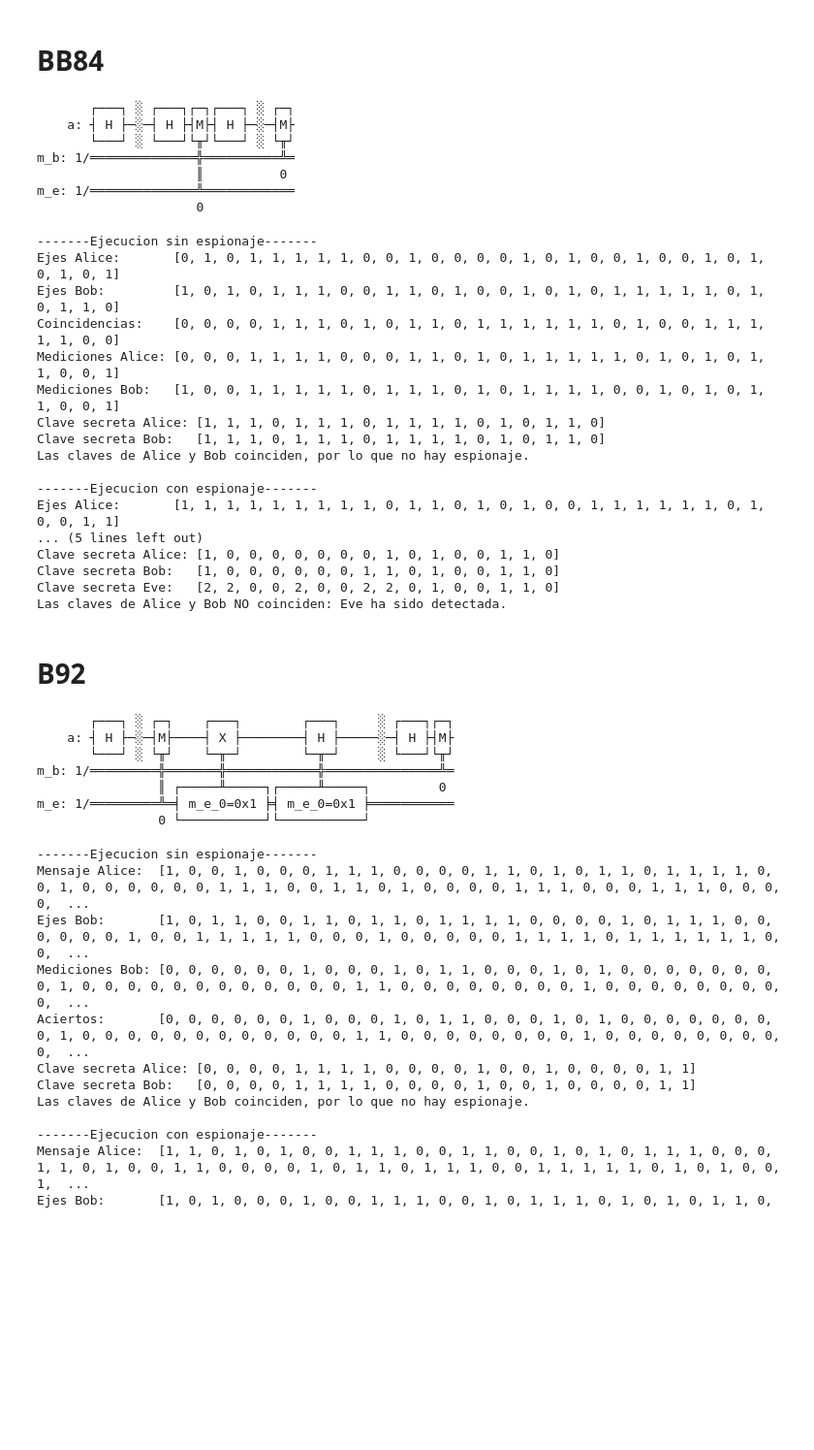
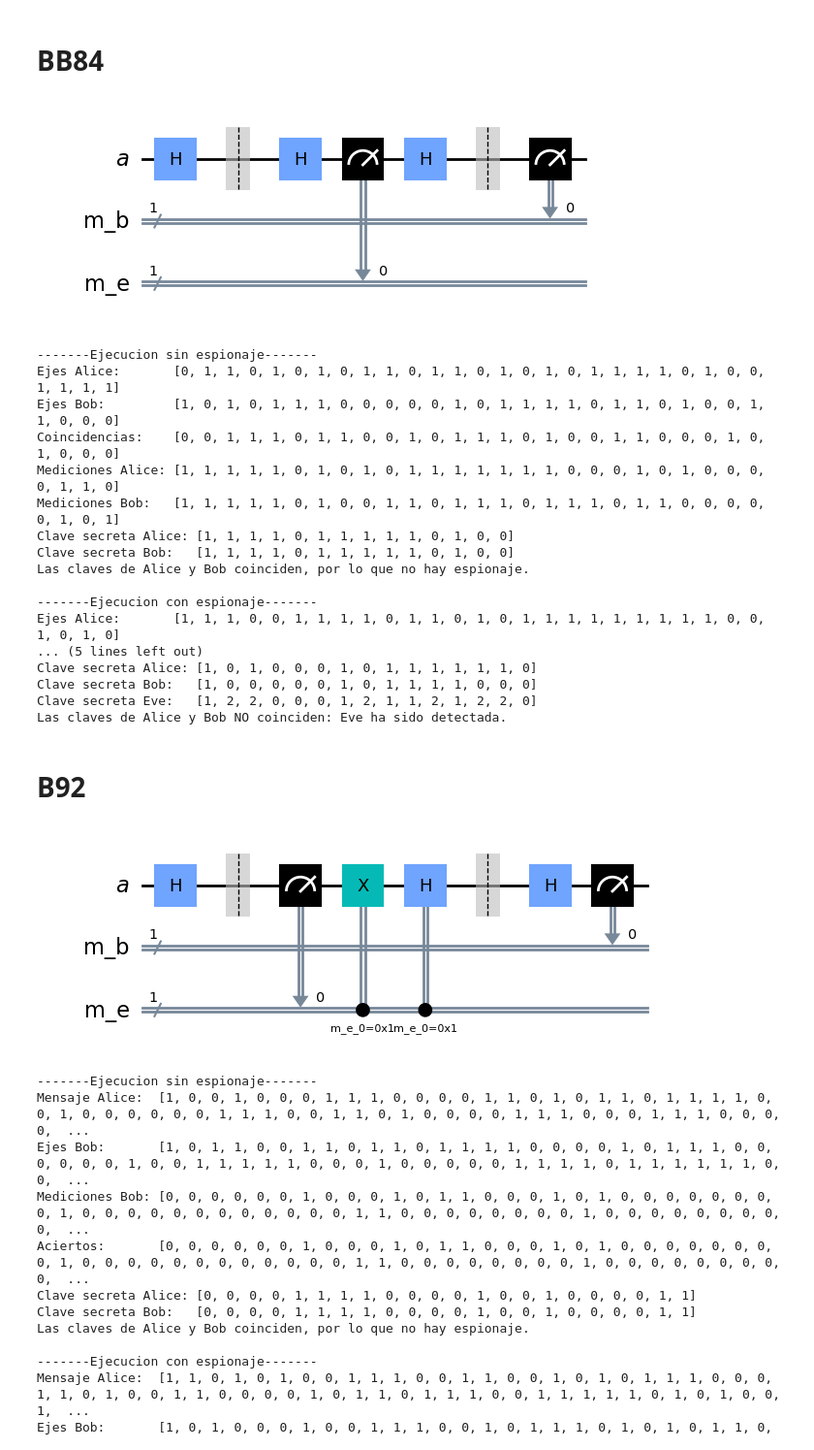
Before and after one commit to jorgelerre/tfg_rsa, a Jupyter notebook: notebooks/QKD.ipynb, the cells around one changed output. Shown at 97% size. Saved outputs shown, nothing was run; the diff lists cells and outputs as text; code cells hidden in the pictures; blank space fills up the shorter version.

```diff
--- a/notebooks/QKD.ipynb
+++ b/notebooks/QKD.ipynb
@@ -37,41 +37,36 @@ def one_qubit_BB84(mensaje, eje_alice, eje_bob, eve = False, eje_eve = 0):
     # Alice escribe en el qubit el mensaje a enviar
     if mensaje == 1:
         qc_bb84.x(qr_a[0])
 
     # Alice codifica el qubit en el eje Z o X
     if eje_alice == 1:
         qc_bb84.h(qr_a[0])
 
     # Envio de Alice a Bob por un canal inseguro (puede haber un espia)
     qc_bb84.barrier()
 
     # Si hay un espia, mide el qubit en cierto eje
     if eve:
         if eje_eve == 1:
             qc_bb84.h(qr_a[0])
         qc_bb84.measure(0, cr_e[0])
         if eje_eve == 1:
             qc_bb84.h(qr_a[0])
 
     # El mensaje llega a Bob
     qc_bb84.barrier()
 
     # Bob mide el qubit en su eje de medicion
     if eje_bob == 1:
         qc_bb84.h(qr_a[0])
     qc_bb84.measure(0, cr_b[0])
 
     return qc_bb84
 
-print(one_qubit_BB84(0, 1, 0, True, 1))
+circuito_BB84 = one_qubit_BB84(0, 1, 0, True, 1)
+circuito_BB84.draw('mpl')
 # %% [output]
-       ┌───┐ ░ ┌───┐┌─┐┌───┐ ░ ┌─┐
-    a: ┤ H ├─░─┤ H ├┤M├┤ H ├─░─┤M├
-       └───┘ ░ └───┘└╥┘└───┘ ░ └╥┘
-m_b: 1/══════════════╬══════════╩═
-                     ║          0
-m_e: 1/══════════════╩════════════
-                     0
+[figure, added]
 # %%
 # Ejecuta BB84 empleando varias veces el circuito anterior
 # times = Numero de ejecuciones deseado
@@ -152,27 +150,27 @@ def execute_BB84(times, eve = False, verbose = True):
 # %%
 # Ejecucion sin espia
 print('-------Ejecucion sin espionaje-------')
-clave1 = execute_BB84(30, False)
+clave1, espia = execute_BB84(30, False)
 # Ejecucion con espia
 print('\n-------Ejecucion con espionaje-------')
-clave2 = execute_BB84(30, True)
+clave2, espia = execute_BB84(30, True)
 # %% [output]
 -------Ejecucion sin espionaje-------
-Ejes Alice:       [0, 1, 0, 1, 1, 1, 1, 1, 0, 0, 1, 0, 0, 0, 0, 1, 0, 1, 0, 0, 1, 0, 0, 1, 0, 1, 0, 1, 0, 1]
-Ejes Bob:         [1, 0, 1, 0, 1, 1, 1, 0, 0, 1, 1, 0, 1, 0, 0, 1, 0, 1, 0, 1, 1, 1, 1, 1, 0, 1, 0, 1, 1, 0]
-Coincidencias:    [0, 0, 0, 0, 1, 1, 1, 0, 1, 0, 1, 1, 0, 1, 1, 1, 1, 1, 1, 0, 1, 0, 0, 1, 1, 1, 1, 1, 0, 0]
-Mediciones Alice: [0, 0, 0, 1, 1, 1, 1, 0, 0, 0, 1, 1, 0, 1, 0, 1, 1, 1, 1, 1, 0, 1, 0, 1, 0, 1, 1, 0, 0, 1]
-Mediciones Bob:   [1, 0, 0, 1, 1, 1, 1, 1, 0, 1, 1, 1, 0, 1, 0, 1, 1, 1, 1, 0, 0, 1, 0, 1, 0, 1, 1, 0, 0, 1]
-Clave secreta Alice: [1, 1, 1, 0, 1, 1, 1, 0, 1, 1, 1, 1, 0, 1, 0, 1, 1, 0]
-Clave secreta Bob:   [1, 1, 1, 0, 1, 1, 1, 0, 1, 1, 1, 1, 0, 1, 0, 1, 1, 0]
+Ejes Alice:       [0, 1, 1, 0, 1, 0, 1, 0, 1, 1, 0, 1, 1, 0, 1, 0, 1, 0, 1, 1, 1, 1, 0, 1, 0, 0, 1, 1, 1, 1]
+Ejes Bob:         [1, 0, 1, 0, 1, 1, 1, 0, 0, 0, 0, 0, 1, 0, 1, 1, 1, 1, 0, 1, 1, 0, 1, 0, 0, 1, 1, 0, 0, 0]
+Coincidencias:    [0, 0, 1, 1, 1, 0, 1, 1, 0, 0, 1, 0, 1, 1, 1, 0, 1, 0, 0, 1, 1, 0, 0, 0, 1, 0, 1, 0, 0, 0]
+Mediciones Alice: [1, 1, 1, 1, 1, 0, 1, 0, 1, 0, 1, 1, 1, 1, 1, 1, 1, 0, 0, 0, 1, 0, 1, 0, 0, 0, 0, 1, 1, 0]
+Mediciones Bob:   [1, 1, 1, 1, 1, 0, 1, 0, 0, 1, 1, 0, 1, 1, 1, 0, 1, 1, 1, 0, 1, 1, 0, 0, 0, 0, 0, 1, 0, 1]
+Clave secreta Alice: [1, 1, 1, 1, 0, 1, 1, 1, 1, 1, 0, 1, 0, 0]
+Clave secreta Bob:   [1, 1, 1, 1, 0, 1, 1, 1, 1, 1, 0, 1, 0, 0]
 Las claves de Alice y Bob coinciden, por lo que no hay espionaje.
 
 -------Ejecucion con espionaje-------
-Ejes Alice:       [1, 1, 1, 1, 1, 1, 1, 1, 1, 0, 1, 1, 0, 1, 0, 1, 0, 0, 1, 1, 1, 1, 1, 1, 0, 1, 0, 0, 1, 1]
+Ejes Alice:       [1, 1, 1, 0, 0, 1, 1, 1, 1, 0, 1, 1, 0, 1, 0, 1, 1, 1, 1, 1, 1, 1, 1, 1, 0, 0, 1, 0, 1, 0]
 ... (5 lines left out)
-Clave secreta Alice: [1, 0, 0, 0, 0, 0, 0, 0, 1, 0, 1, 0, 0, 1, 1, 0]
-Clave secreta Bob:   [1, 0, 0, 0, 0, 0, 0, 1, 1, 0, 1, 0, 0, 1, 1, 0]
-Clave secreta Eve:   [2, 2, 0, 0, 2, 0, 0, 2, 2, 0, 1, 0, 0, 1, 1, 0]
+Clave secreta Alice: [1, 0, 1, 0, 0, 0, 1, 0, 1, 1, 1, 1, 1, 1, 0]
+Clave secreta Bob:   [1, 0, 0, 0, 0, 0, 1, 0, 1, 1, 1, 1, 0, 0, 0]
+Clave secreta Eve:   [1, 2, 2, 0, 0, 0, 1, 2, 1, 1, 2, 1, 2, 2, 0]
 Las claves de Alice y Bob NO coinciden: Eve ha sido detectada.
 # %% [markdown]
 # B92
@@ -227,15 +225,10 @@ def one_qubit_B92(mensaje, eje_bob, eve = False, eje_eve = 0):
 
     return qc_b92
 
-print(one_qubit_B92(1, 1, True, 0))
+circuito_BB92 = one_qubit_B92(1, 1, True, 0)
+circuito_BB92.draw('mpl')
 # %% [output]
-       ┌───┐ ░ ┌─┐    ┌───┐        ┌───┐     ░ ┌───┐┌─┐
-    a: ┤ H ├─░─┤M├────┤ X ├────────┤ H ├─────░─┤ H ├┤M├
-       └───┘ ░ └╥┘    └─╥─┘        └─╥─┘     ░ └───┘└╥┘
-m_b: 1/═════════╬═══════╬════════════╬═══════════════╩═
-                ║ ┌─────╨─────┐┌─────╨─────┐         0
-m_e: 1/═════════╩═╡ m_e_0=0x1 ╞╡ m_e_0=0x1 ╞═══════════
-                0 └───────────┘└───────────┘
+[figure, added]
 # %%
 # Ejecuta B92 empleando varias veces el circuito anterior
 # times = Numero de pares EPR a usar
```
Also changed, not shown: parts of 6 cells of this notebook, 2 other files.
